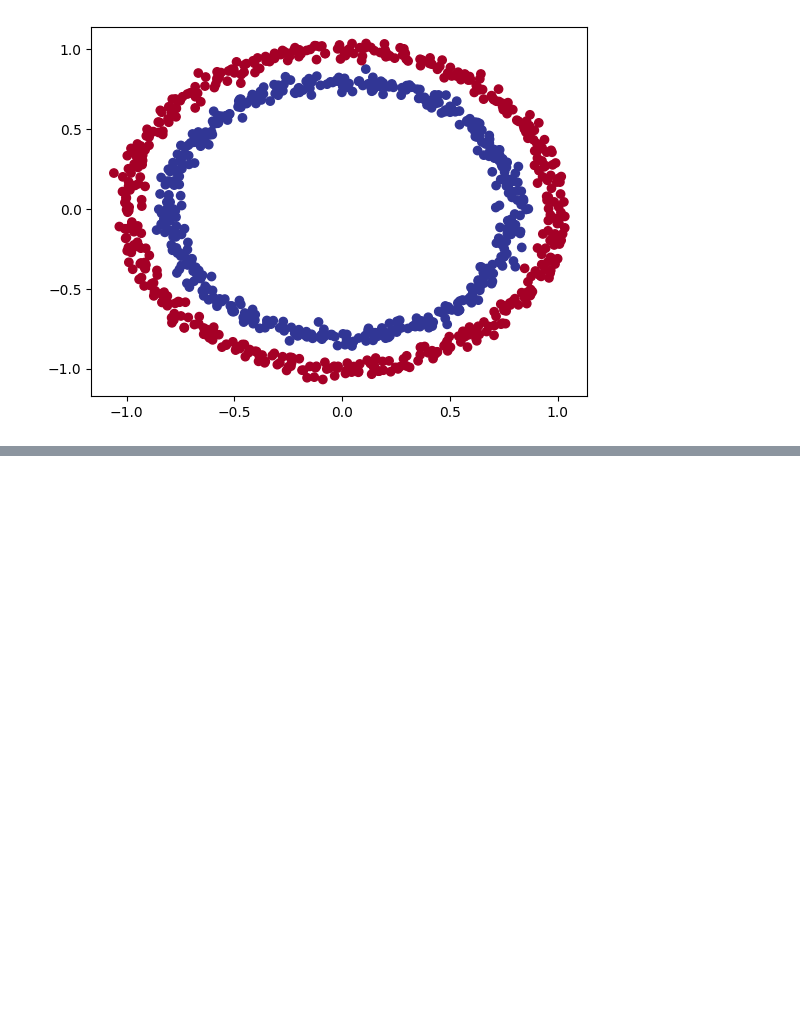
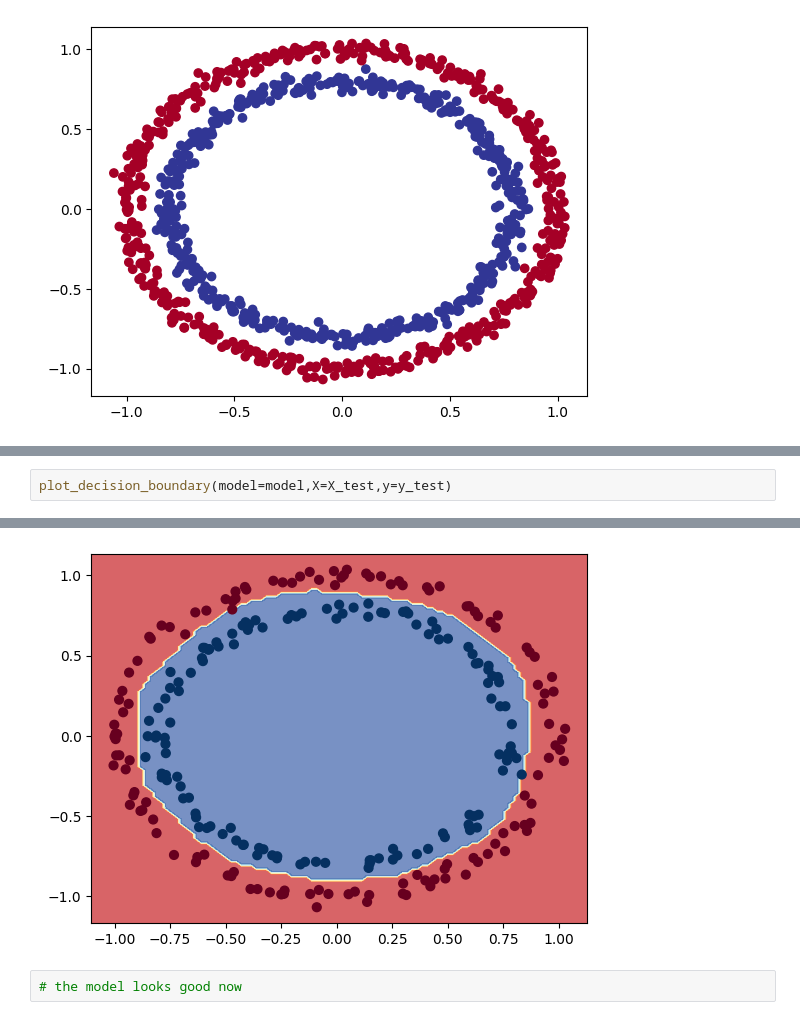
Before and after one commit to lewisnjue/AI, a Jupyter notebook: classifcaion_with_tensorflow.ipynb, the cells around one changed output, grey strips where cells are left out. Saved outputs shown, nothing was run; the diff lists cells and outputs as text; blank space fills up the shorter version.

```diff
--- a/classifcaion_with_tensorflow.ipynb
+++ b/classifcaion_with_tensorflow.ipynb
@@ -43,0 +193,3 @@ plt.show()
+# %%
+plot_decision_boundary(model=model,X=X_test,y=y_test)
+# %% [output]
@@ -43,0 +198,3 @@ plt.show()
+[figure, added]
+# %%
+# the model looks good now
```
Also changed, not shown: parts of 14 cells of this notebook.
